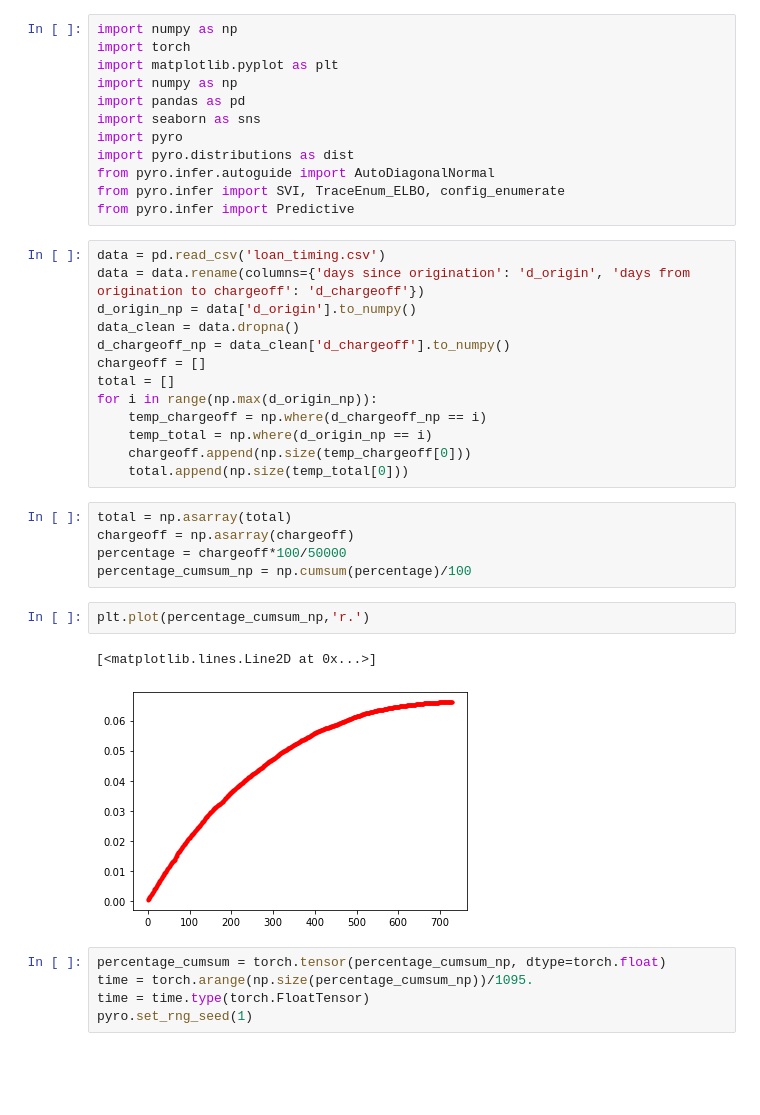
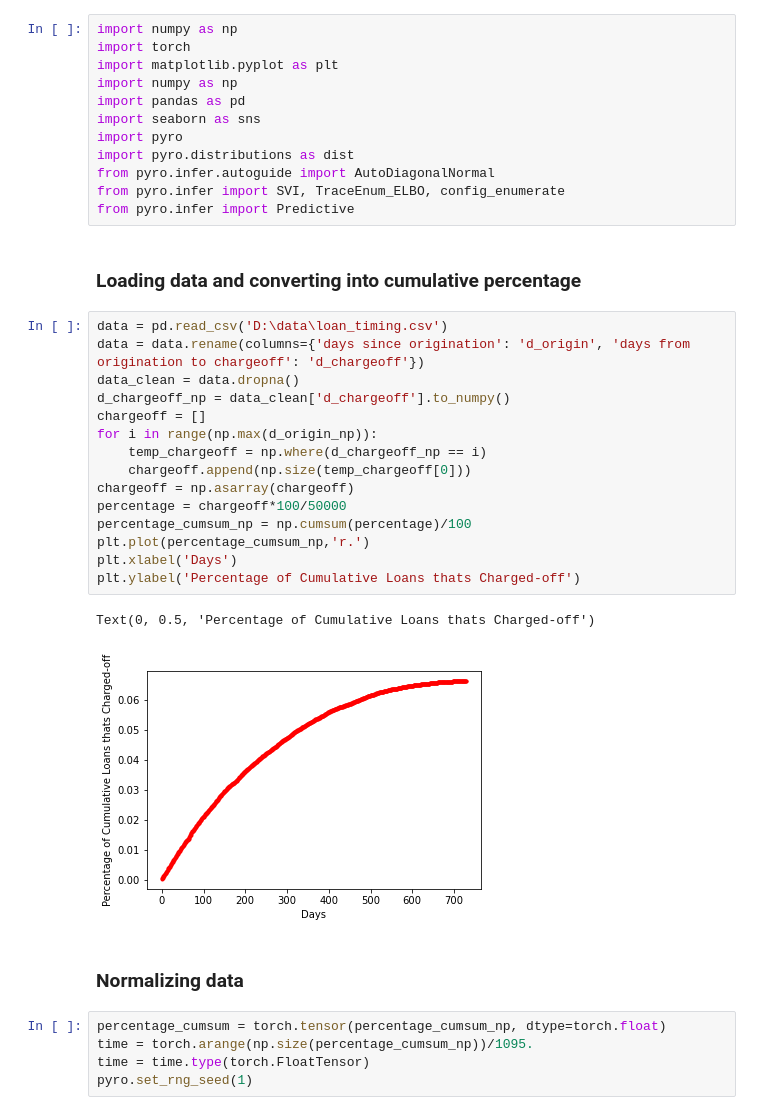
Before and after one commit to grishabhg/loan_timing, a Jupyter notebook: svi_pyro.ipynb, the cells around one changed output. Cells and saved outputs as stored; diff of their text form; blank space fills up the shorter version.

```diff
--- a/svi_pyro.ipynb
+++ b/svi_pyro.ipynb
@@ -10,29 +12,28 @@ import pyro.distributions as dist
 from pyro.infer.autoguide import AutoDiagonalNormal
 from pyro.infer import SVI, TraceEnum_ELBO, config_enumerate
 from pyro.infer import Predictive
+# %% [markdown]
+### Loading data and converting into cumulative percentage
 # %%
-data = pd.read_csv('loan_timing.csv')
+data = pd.read_csv('D:\data\loan_timing.csv')
 data = data.rename(columns={'days since origination': 'd_origin', 'days from origination to chargeoff': 'd_chargeoff'})
-d_origin_np = data['d_origin'].to_numpy()
 data_clean = data.dropna()
 d_chargeoff_np = data_clean['d_chargeoff'].to_numpy()
 chargeoff = []
-total = []
 for i in range(np.max(d_origin_np)):
     temp_chargeoff = np.where(d_chargeoff_np == i)
-    temp_total = np.where(d_origin_np == i)
     chargeoff.append(np.size(temp_chargeoff[0]))
-    total.append(np.size(temp_total[0]))
+chargeoff = np.asarray(chargeoff)
+percentage = chargeoff*100/50000
+percentage_cumsum_np = np.cumsum(percentage)/100
+plt.plot(percentage_cumsum_np,'r.')
+plt.xlabel('Days')
+plt.ylabel('Percentage of Cumulative Loans thats Charged-off')
+# %% [output]
+Text(0, 0.5, 'Percentage of Cumulative Loans thats Charged-off')
+[figure, added]
-# %%
-total = np.asarray(total)
-chargeoff = np.asarray(chargeoff)
-percentage = chargeoff*100/50000
-percentage_cumsum_np = np.cumsum(percentage)/100
-# %%
-plt.plot(percentage_cumsum_np,'r.')
-# %% [output]
-[<matplotlib.lines.Line2D at 0x...>]
-[figure, removed]
+# %% [markdown]
+### Normalizing data
 # %%
 percentage_cumsum = torch.tensor(percentage_cumsum_np, dtype=torch.float)
 time = torch.arange(np.size(percentage_cumsum_np))/1095.
```
Also changed, not shown: parts of 7 cells of this notebook.
